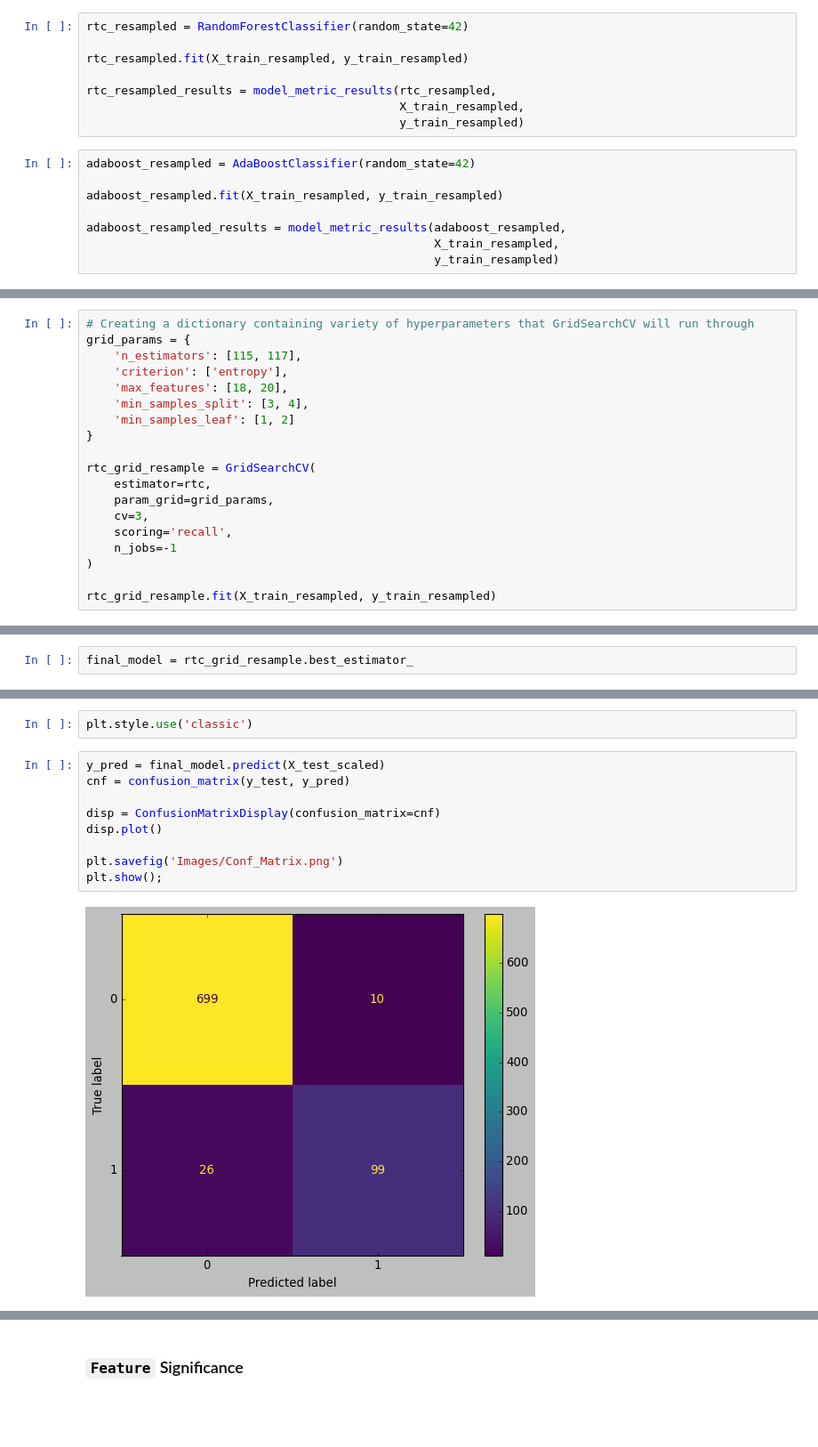
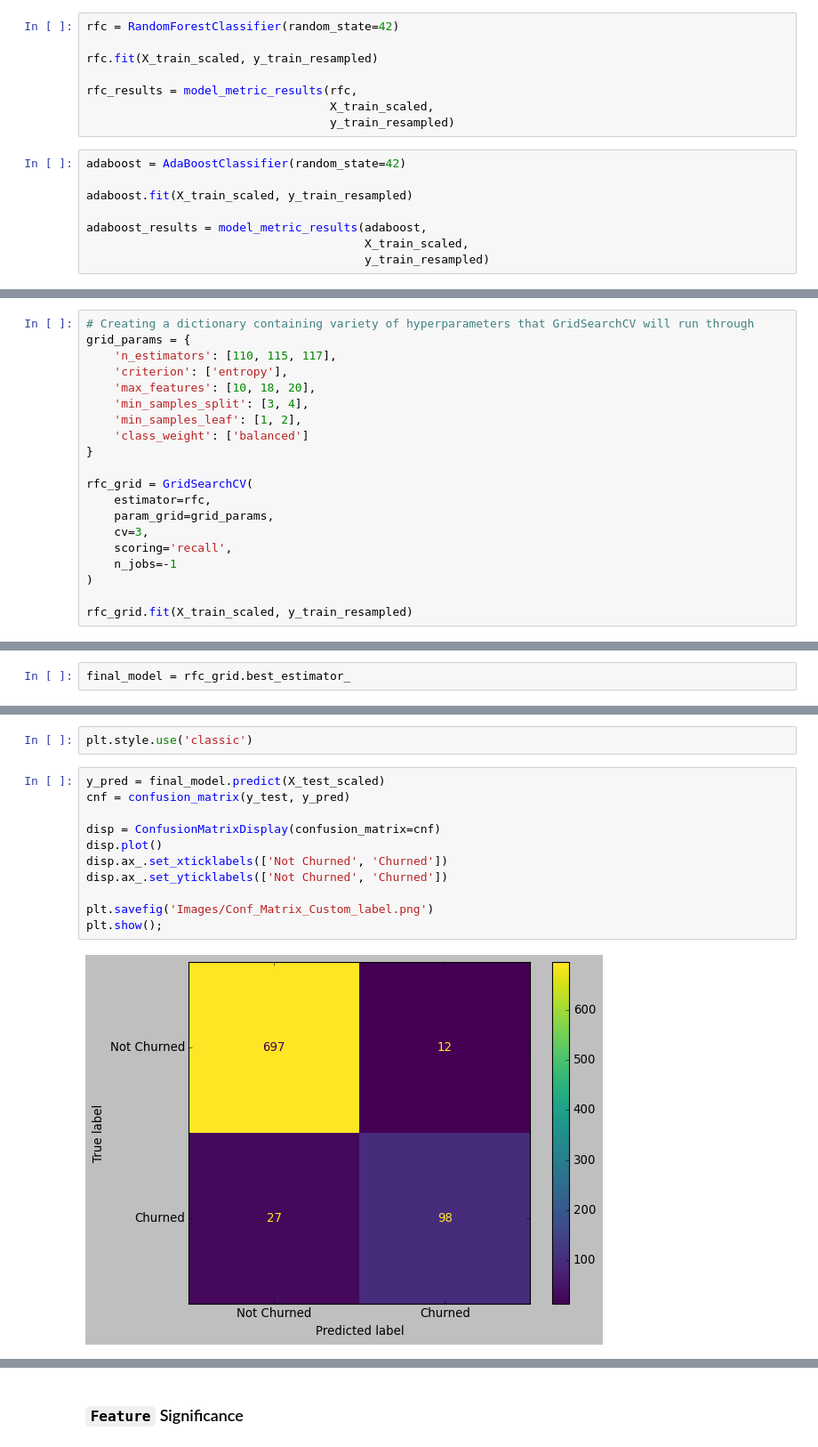
Before and after one commit to momopajamas/phase_3_project, a Jupyter notebook: Telecom Analysis.ipynb, the cells around one changed output, grey strips where cells are left out. Shown: that part at 89% size. Drawn from its saved outputs; the diff is of its cells as text; blank space fills up the shorter version.

Commit message:
graphs, images, worked on modeling/evaluation/conclusion in notebook

```diff
--- a/Telecom Analysis.ipynb
+++ b/Telecom Analysis.ipynb
@@ -354,19 +305,19 @@ logreg_resampled_results = model_metric_results(logreg_resampled,
 # %%
-rtc_resampled = RandomForestClassifier(random_state=42)
+rfc = RandomForestClassifier(random_state=42)
 
-rtc_resampled.fit(X_train_resampled, y_train_resampled)
+rfc.fit(X_train_scaled, y_train_resampled)
 
-rtc_resampled_results = model_metric_results(rtc_resampled,
-                                             X_train_resampled,
-                                             y_train_resampled)
+rfc_results = model_metric_results(rfc,
+                                   X_train_scaled,
+                                   y_train_resampled)
 # %%
-adaboost_resampled = AdaBoostClassifier(random_state=42)
+adaboost = AdaBoostClassifier(random_state=42)
 
-adaboost_resampled.fit(X_train_resampled, y_train_resampled)
+adaboost.fit(X_train_scaled, y_train_resampled)
 
-adaboost_resampled_results = model_metric_results(adaboost_resampled,
-                                                  X_train_resampled,
-                                                  y_train_resampled)
+adaboost_results = model_metric_results(adaboost,
+                                        X_train_scaled,
+                                        y_train_resampled)
 # %%
 # Storing the results in our model_results dictionary for comparison
 
@@ -491,21 +396,22 @@ rtc.get_params()
 # %%
 # Creating a dictionary containing variety of hyperparameters that GridSearchCV will run through
 grid_params = {
-    'n_estimators': [115, 117],
+    'n_estimators': [110, 115, 117],
     'criterion': ['entropy'],
-    'max_features': [18, 20],
+    'max_features': [10, 18, 20],
     'min_samples_split': [3, 4],
-    'min_samples_leaf': [1, 2]
+    'min_samples_leaf': [1, 2],
+    'class_weight': ['balanced']
 }
 
-rtc_grid_resample = GridSearchCV(
-    estimator=rtc,
+rfc_grid = GridSearchCV(
+    estimator=rfc,
     param_grid=grid_params,
     cv=3,
     scoring='recall',
     n_jobs=-1
 )
 
-rtc_grid_resample.fit(X_train_resampled, y_train_resampled)
+rfc_grid.fit(X_train_scaled, y_train_resampled)
 # %% [output]
 GridSearchCV(cv=3, estimator=RandomForestClassifier(random_state=42), n_jobs=-1,
@@ -545,2 +464,2 @@ We will use this tuned model as our final model.
 # %%
-final_model = rtc_grid_resample.best_estimator_
+final_model = rfc_grid.best_estimator_
@@ -574,14 +495,16 @@ plt.style.use('classic')
 # %%
 y_pred = final_model.predict(X_test_scaled)
 cnf = confusion_matrix(y_test, y_pred)
 
 disp = ConfusionMatrixDisplay(confusion_matrix=cnf)
 disp.plot()
+disp.ax_.set_xticklabels(['Not Churned', 'Churned'])
+disp.ax_.set_yticklabels(['Not Churned', 'Churned'])
 
-plt.savefig('Images/Conf_Matrix.png')
+plt.savefig('Images/Conf_Matrix_Custom_label.png')
 plt.show();
 # %% [output]
-[figure, old version]
+[figure, new version]
 # %% [markdown]
 <div class="alert alert-block alert-info">
 
```
Also changed, not shown: parts of 63 cells of this notebook, 6 other files.
